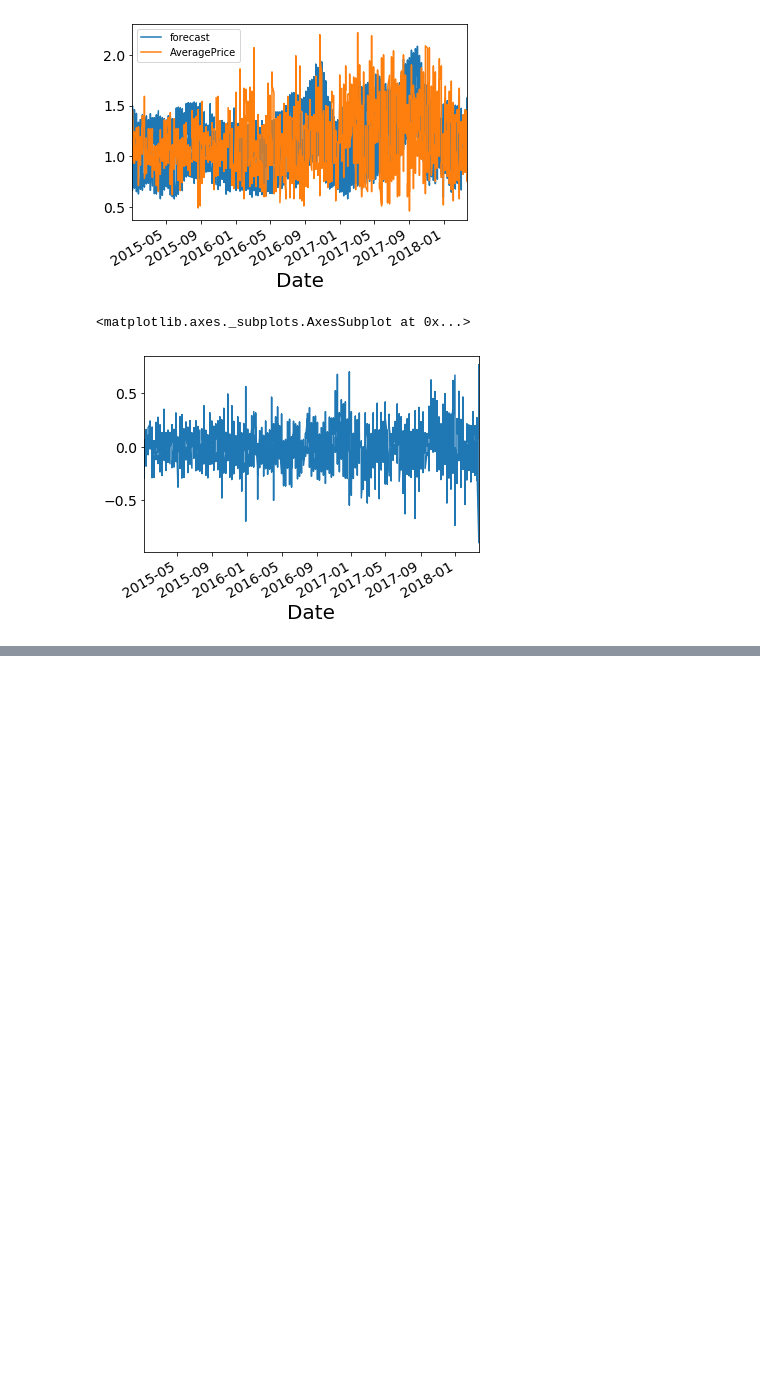
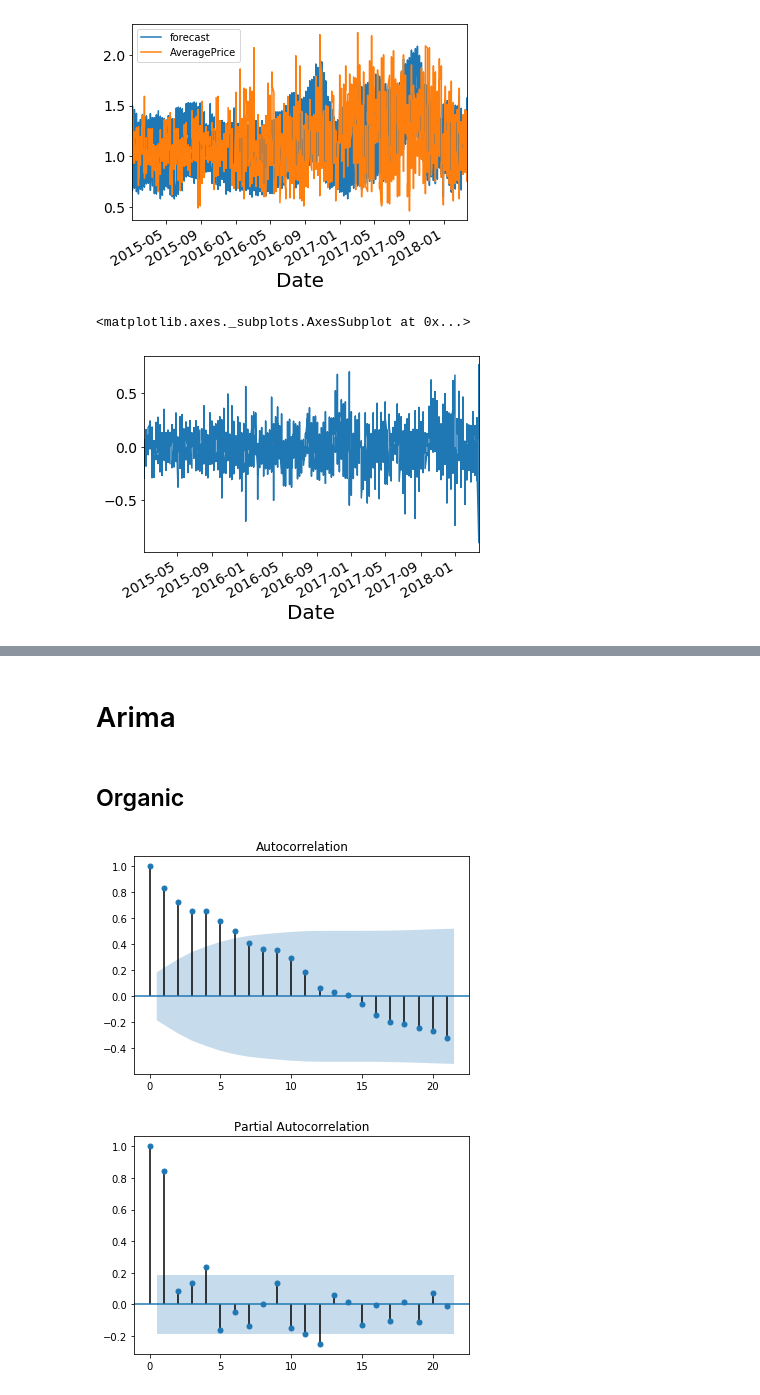
Before and after one commit to rmei97/avocado_prices, a Jupyter notebook: data_exploration.ipynb, the cells around one changed output, grey strips where cells are left out. Drawn from its saved outputs; the diff is of its cells as text; code cells hidden in the pictures; blank space fills up the shorter version.

Commit message:
finished arima models, need to double check steps

```diff
--- a/data_exploration.ipynb
+++ b/data_exploration.ipynb
@@ -549,0 +605,2 @@ model_con_fit.resid.plot()
+# %%
+organic_pivot = pd.pivot_table(organic, values='AveragePrice', index=['Date'], aggfunc=np.mean)
@@ -549,0 +637,11 @@ model_con_fit.resid.plot()
+# %%
+tss = TimeSeriesSplit(n_splits = 2)
+ #= tss(x = organic['AveragePrice'].index, y = organic['AveragePrice'])
+# %%
+X_org = organic_pivot['AveragePrice'].index
+y_org = organic_pivot['AveragePrice']
+
+for train_index, test_index in tss.split(X_org):
+    print("TRAIN:", train_index, "TEST:", test_index)
+    X_org_train, X_org_test = X_org[train_index], X_org[test_index]
+    y_org_train, y_org_test = y_org[train_index], y_org[test_index]
@@ -549,0 +701,19 @@ model_con_fit.resid.plot()
+# %%
+org_train = pd.DataFrame(y_org_train, index = X_org_train)
+con_train = pd.DataFrame(y_con_train, index = X_con_train)
+
+org_test = pd.DataFrame(y_org_test, index = X_org_test)
+con_test = pd.DataFrame(y_con_test, index = X_con_test)
+# %% [markdown]
+# Arima
+# %% [markdown]
+## Organic
+# %%
+plot_acf(org_train)
+plot_pacf(org_train)
+plt.show()
+#p = (2,5,13)
+#q = 2 -> 7 might only have to use 7
+# %% [output]
+[figure, added]
+[figure, added]
```
Also changed, not shown: parts of 60 cells of this notebook, 1 other file.
